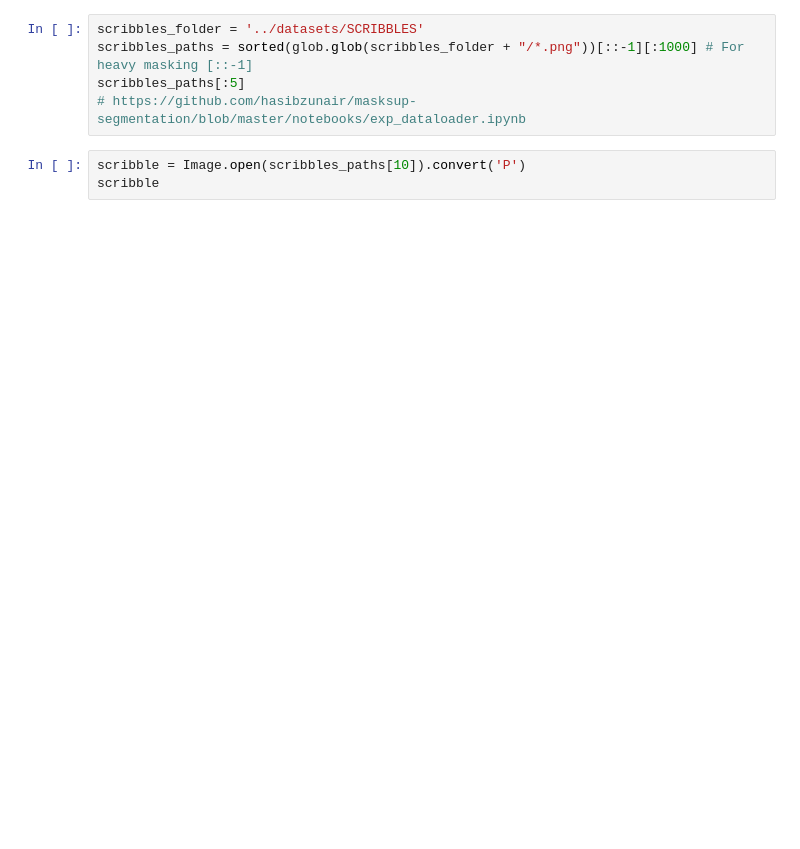
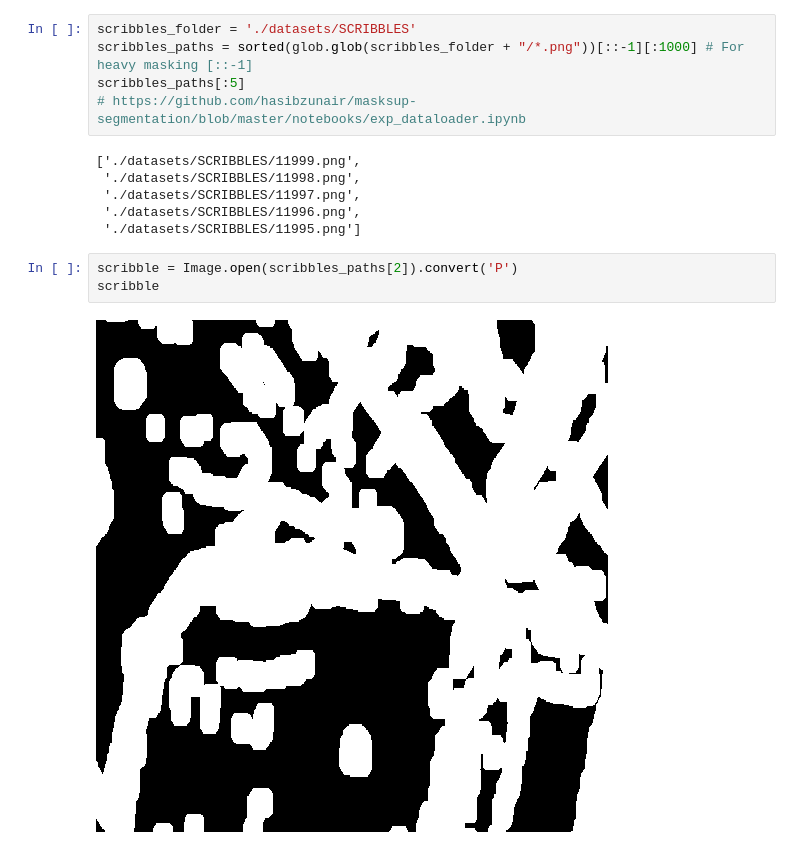
Before and after one commit to hasibzunair/msl-recognition, a Jupyter notebook: notebooks/explore.ipynb, the cells around one changed output. Cells and saved outputs as stored; diff of their text form; blank space fills up the shorter version.

Commit message:
data loader with scribbles and masked input image, working

```diff
--- a/notebooks/explore.ipynb
+++ b/notebooks/explore.ipynb
@@ -38,13 +48,21 @@ def preprocess_img(img):
     )
     return transform(img)
 # %%
-scribbles_folder = '../datasets/SCRIBBLES'
+scribbles_folder = './datasets/SCRIBBLES'
 scribbles_paths = sorted(glob.glob(scribbles_folder + "/*.png"))[::-1][:1000] # For heavy masking [::-1]
 scribbles_paths[:5]
 # https://github.com/hasibzunair/masksup-segmentation/blob/master/notebooks/exp_dataloader.ipynb
+# %% [output]
+['./datasets/SCRIBBLES/11999.png',
+ './datasets/SCRIBBLES/11998.png',
+ './datasets/SCRIBBLES/11997.png',
+ './datasets/SCRIBBLES/11996.png',
+ './datasets/SCRIBBLES/11995.png']
 # %%
-scribble = Image.open(scribbles_paths[10]).convert('P')
+scribble = Image.open(scribbles_paths[2]).convert('P')
 scribble
+# %% [output]
+[figure, added]
 # %%
 scribble_pre = preprocess_img(scribble)
 scribble_pre
```
Also changed, not shown: parts of 15 cells of this notebook, 2 other files.
